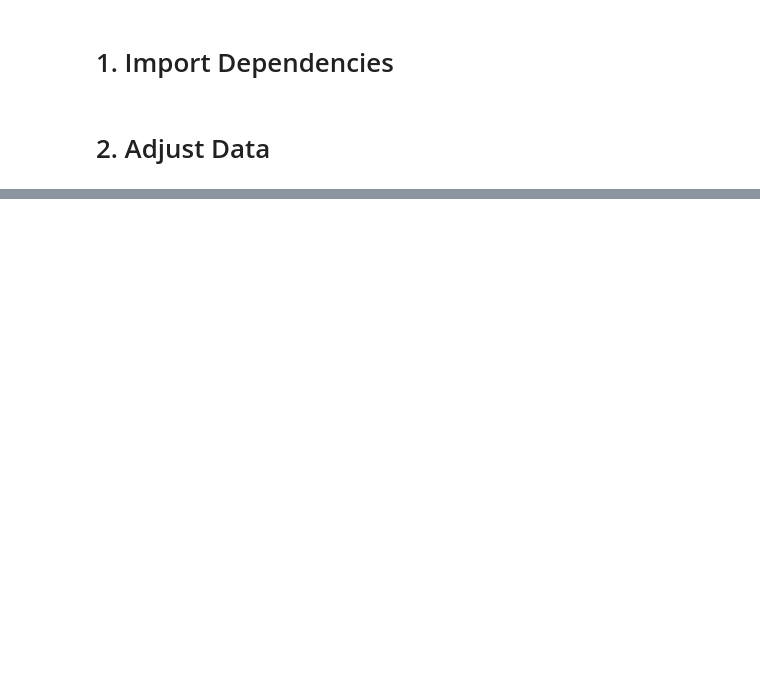
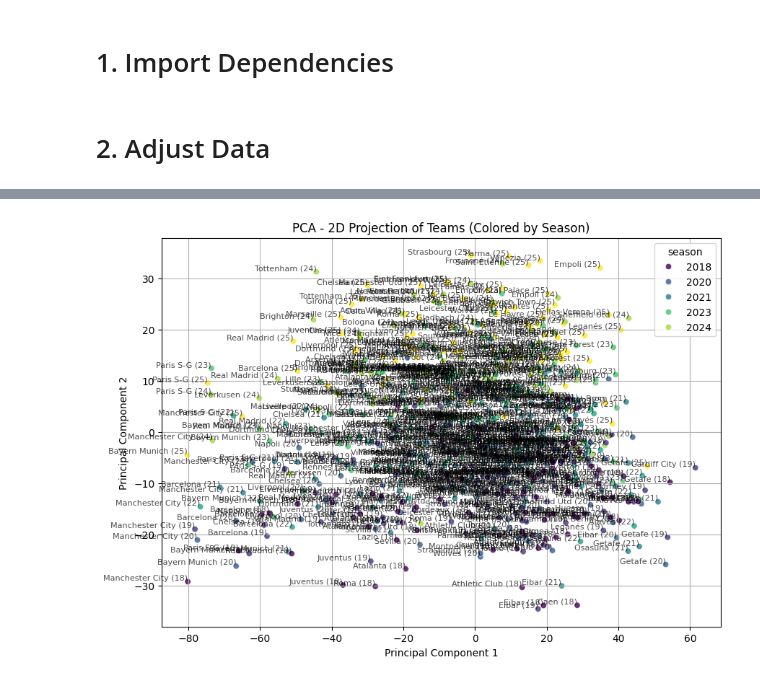
Before and after one commit to Football-Investigations/ThePepEffect, a Jupyter notebook: analysis/ThePepEffect.ipynb, the cells around one changed output, grey strips where cells are left out. Drawn from its saved outputs; the diff is of its cells as text; code cells hidden in the pictures; blank space fills up the shorter version.

```diff
--- a/analysis/ThePepEffect.ipynb
+++ b/analysis/ThePepEffect.ipynb
@@ -105,0 +196,18 @@ df.to_csv('../data/top5LeaguesADJUSTED.csv', index=False)
+# %%
+# Step 10: PCA Scatter Plot with Team Labels and Season Colors
+plt.figure(figsize=(10, 7))
+sns.scatterplot(x=pca_df["PC1"], y=pca_df["PC2"], hue=pca_df["season"], palette="viridis", alpha=0.8)
+
+# Add Team Name Labels with Last 2 Digits of "Season"
+for team, season, (x, y) in zip(pca_df.index, pca_df["season"], zip(pca_df["PC1"], pca_df["PC2"])):
+    season_label = str(season)[-2:]  # Extract last 2 digits of season
+    plt.text(x, y, f"{team} ({season_label})", fontsize=8, ha='right', va='bottom', alpha=0.7)
+
+# Formatting the Plot
+plt.xlabel("Principal Component 1")
+plt.ylabel("Principal Component 2")
+plt.title("PCA - 2D Projection of Teams (Colored by Season)")
+plt.grid(True)
+plt.show()
+# %% [output]
+[figure, added]
```
Also changed, not shown: parts of 14 cells of this notebook.
